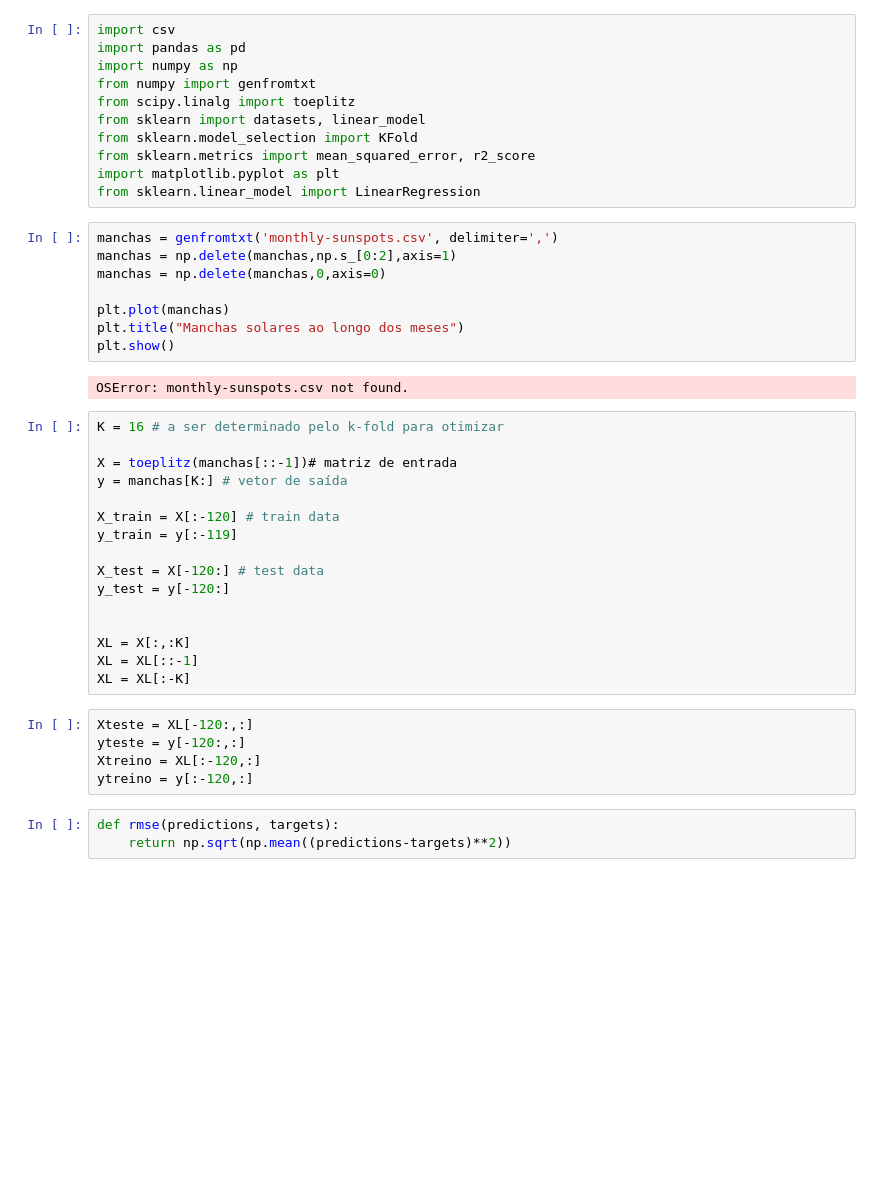
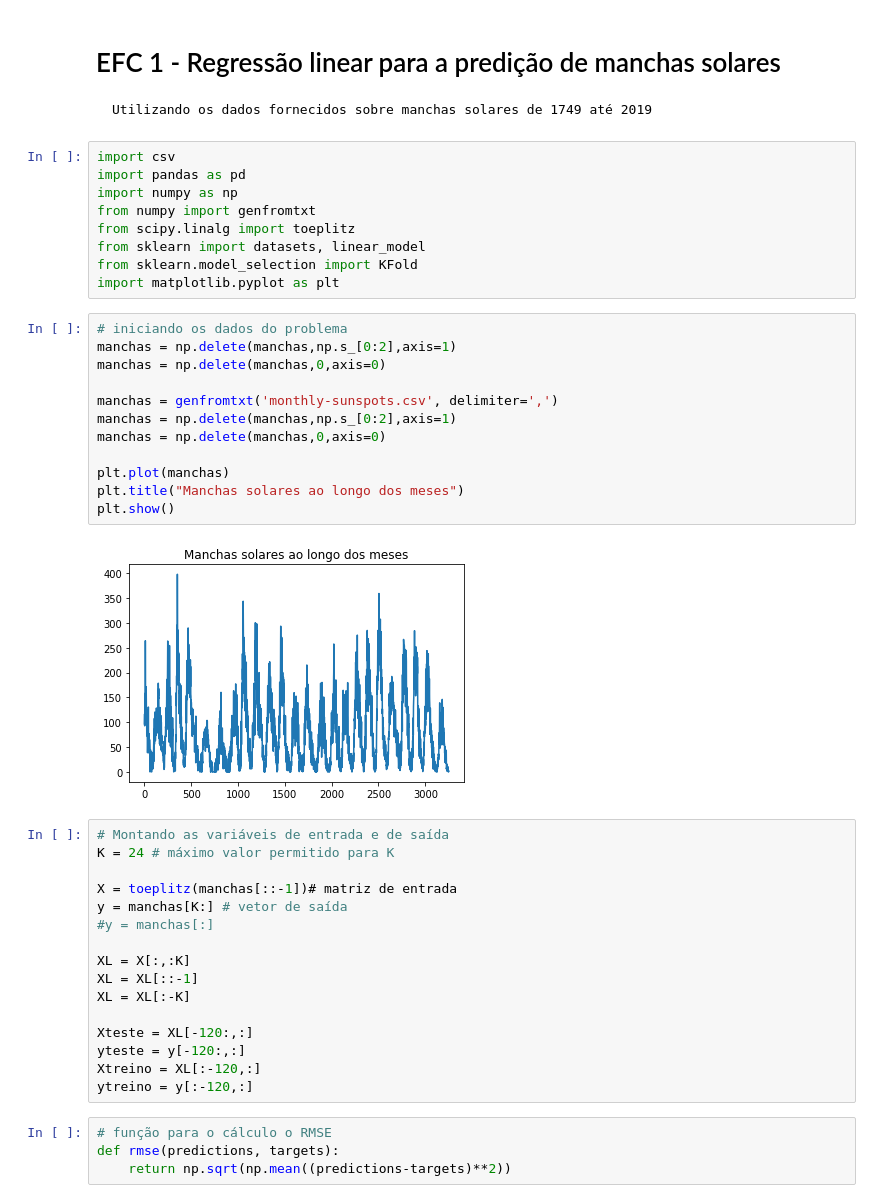
Before and after one commit to marinacer/EFC1, a Jupyter notebook: EFC1.ipynb, the cells around one changed output. Saved outputs shown, nothing was run; the diff lists cells and outputs as text; blank space fills up the shorter version.

```diff
--- a/EFC1.ipynb
+++ b/EFC1.ipynb
@@ -1,3 +1,6 @@
+# %% [markdown]
+# EFC 1 - Regressão linear para a predição de manchas solares
+    Utilizando os dados fornecidos sobre manchas solares de 1749 até 2019
 # %%
 import csv
 import pandas as pd
@@ -6,41 +9,39 @@ from numpy import genfromtxt
 from scipy.linalg import toeplitz
 from sklearn import datasets, linear_model
 from sklearn.model_selection import KFold
-from sklearn.metrics import mean_squared_error, r2_score
 import matplotlib.pyplot as plt
-from sklearn.linear_model import LinearRegression
 # %%
+# iniciando os dados do problema
+manchas = np.delete(manchas,np.s_[0:2],axis=1)
+manchas = np.delete(manchas,0,axis=0)
+
 manchas = genfromtxt('monthly-sunspots.csv', delimiter=',')
 manchas = np.delete(manchas,np.s_[0:2],axis=1)
 manchas = np.delete(manchas,0,axis=0)
 
 plt.plot(manchas)
 plt.title("Manchas solares ao longo dos meses")
 plt.show()
 # %% [output]
-OSError: monthly-sunspots.csv not found.
+[figure, added]
 # %%
-K = 16 # a ser determinado pelo k-fold para otimizar
+# Montando as variáveis de entrada e de saída
+K = 24 # máximo valor permitido para K
 
 X = toeplitz(manchas[::-1])# matriz de entrada
 y = manchas[K:] # vetor de saída
-
-X_train = X[:-120] # train data
-y_train = y[:-119]
-
-X_test = X[-120:] # test data
-y_test = y[-120:]
-
+#y = manchas[:]
 
 XL = X[:,:K]
 XL = XL[::-1]
 XL = XL[:-K]
+
+Xteste = XL[-120:,:]
+yteste = y[-120:,:]
+Xtreino = XL[:-120,:]
+ytreino = y[:-120,:]
-# %%
-Xteste = XL[-120:,:]
-yteste = y[-120:,:]
-Xtreino = XL[:-120,:]
-ytreino = y[:-120,:]
 # %%
+# função para o cálculo o RMSE
 def rmse(predictions, targets):
     return np.sqrt(np.mean((predictions-targets)**2))
 # %%
```
Also changed, not shown: parts of 2 cells of this notebook.
